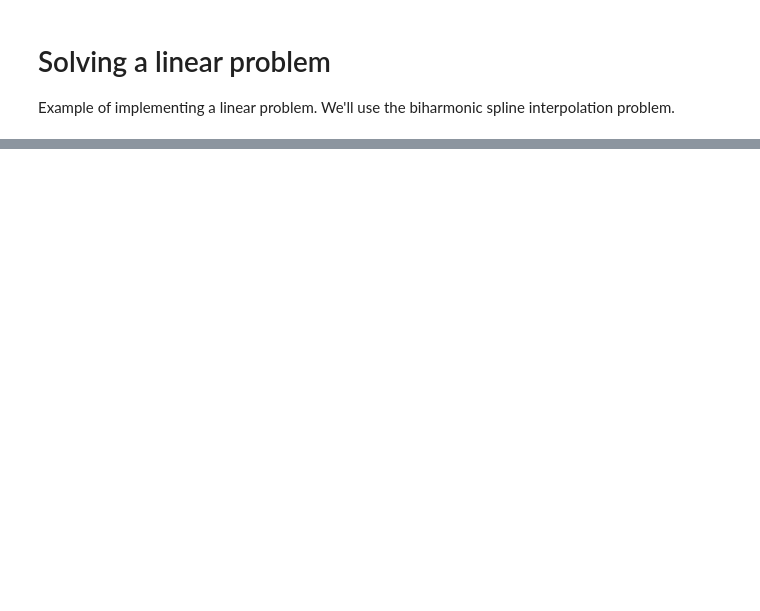
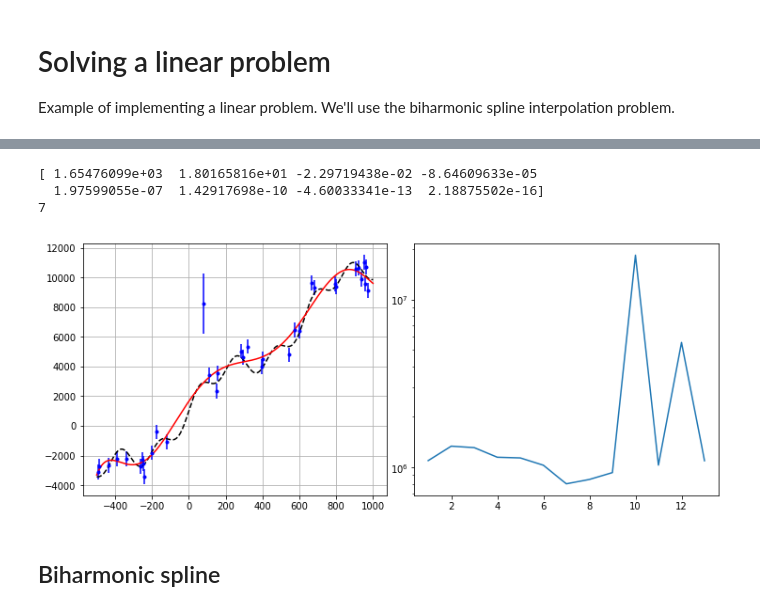
Before and after one commit to opengeophysics/deeplook, a Jupyter notebook: doc/linear_model.ipynb, the cells around one changed output, grey strips where cells are left out. Cells and saved outputs as stored; diff of their text form; code cells hidden in the pictures; blank space fills up the shorter version.

```diff
--- a/doc/linear_model.ipynb
+++ b/doc/linear_model.ipynb
@@ -29,3 +107,49 @@ from deeplook.regularization import Damping
+# %%
+class PolynomialRegressionCV(PolynomialRegression):
+
+    def __init__(self, degrees, random_state=None):
+        super().__init__(degree=None)
+        self.degrees = degrees
+        self.random_state = random_state
+
+    def fit(self, x, y, weights=None):
+        size = len(self.degrees)
+        if weights is None:
+            weights = np.ones(x.size)
+        self.scores = np.empty(size, dtype=np.float)
+        folds = KFold(shuffle=True, n_splits=5, random_state=self.random_state)
+        for i, degree in enumerate(self.degrees):
+            score = 0
+            poly = PolynomialRegression(degree=degree)
+            for train, test in folds.split(x):
+                poly.fit(x[train], y[train], weights=weights[train])
+                score += mean_squared_error(y[test], poly.predict(x[test]),
+                                            sample_weight=weights[test])
+            self.scores[i] = score/folds.n_splits
+        self.degree = self.degrees[np.argmin(self.scores)]
+        super().fit(x, y, weights=weights)
+        return self
+# %%
+poly_cv = PolynomialRegressionCV(degrees=list(range(1, 14)),
+                                 random_state=np.random.RandomState(2)).fit(x_obs, y_obs, weights=weights)
+print(poly_cv.params_)
+print(poly_cv.degree)
+
+fig, [ax1, ax2] = plt.subplots(1, 2, figsize=(10, 4))
+ax1.errorbar(x_obs, y_obs, yerr=y_error, fmt='.b')
+ax1.plot(x, y, '--k')
+ax1.plot(x, poly_cv.predict(x), '-r')
+ax1.grid()
+ax2.plot(poly_cv.degrees, poly_cv.scores)
+ax2.set_yscale('log')
+plt.tight_layout(pad=0)
+# %% [output]
+[ 1.65476099e+03  1.80165816e+01 -2.29719438e-02 -8.64609633e-05
+  1.97599055e-07  1.42917698e-10 -4.60033341e-13  2.18875502e-16]
+7
+[figure, added]
+# %% [markdown]
+## Biharmonic spline
 # %%
 class BiharmonicSpline1D():
 
```
Also changed, not shown: parts of 19 cells of this notebook, 3 other files.
